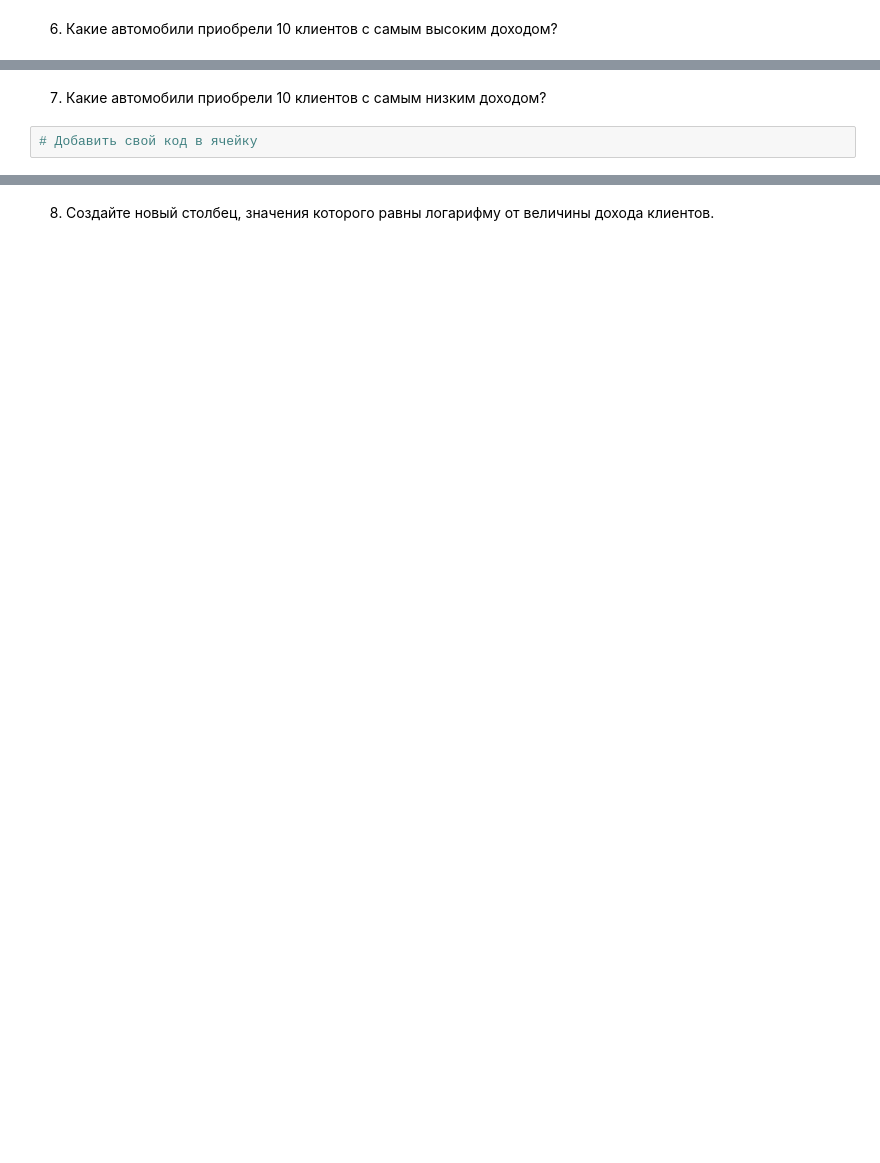
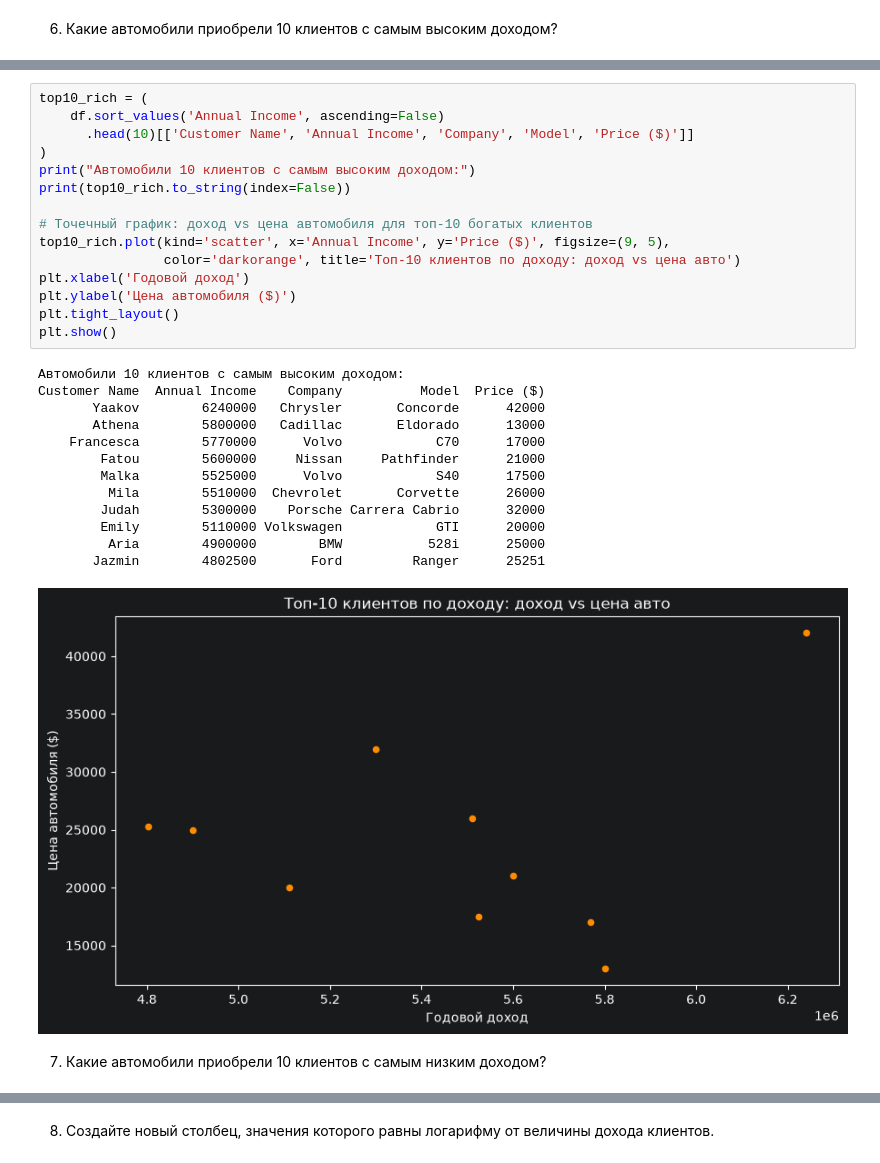
Before and after one commit to ArtyomI69/rps-new-tech, a Jupyter notebook: Practice1/Решение_задач_Инструменты_Python_для_обработки_данных_Pandas.ipynb, the cells around one changed output, grey strips where cells are left out. Cells and saved outputs as stored; diff of their text form; blank space fills up the shorter version.

```diff
--- a/Practice1/Решение_задач_Инструменты_Python_для_обработки_данных_Pandas.ipynb
+++ b/Practice1/Решение_задач_Инструменты_Python_для_обработки_данных_Pandas.ipynb
@@ -29,4 +143,31 @@
+# %%
+top10_rich = (
+    df.sort_values('Annual Income', ascending=False)
+      .head(10)[['Customer Name', 'Annual Income', 'Company', 'Model', 'Price ($)']]
+)
+print("Автомобили 10 клиентов с самым высоким доходом:")
+print(top10_rich.to_string(index=False))
+
+# Точечный график: доход vs цена автомобиля для топ-10 богатых клиентов
+top10_rich.plot(kind='scatter', x='Annual Income', y='Price ($)', figsize=(9, 5),
+                color='darkorange', title='Топ-10 клиентов по доходу: доход vs цена авто')
+plt.xlabel('Годовой доход')
+plt.ylabel('Цена автомобиля ($)')
+plt.tight_layout()
+plt.show()
+# %% [output]
+Автомобили 10 клиентов с самым высоким доходом:
+Customer Name  Annual Income    Company          Model  Price ($)
+       Yaakov        6240000   Chrysler       Concorde      42000
+       Athena        5800000   Cadillac       Eldorado      13000
+    Francesca        5770000      Volvo            C70      17000
+        Fatou        5600000     Nissan     Pathfinder      21000
+        Malka        5525000      Volvo            S40      17500
+         Mila        5510000  Chevrolet       Corvette      26000
+        Judah        5300000    Porsche Carrera Cabrio      32000
+        Emily        5110000 Volkswagen            GTI      20000
+         Aria        4900000        BMW           528i      25000
+       Jazmin        4802500       Ford         Ranger      25251
+[figure, added]
 # %% [markdown]
 7. Какие автомобили приобрели 10 клиентов с самым низким доходом?
-# %%
-# Добавить свой код в ячейку
```
Also changed, not shown: parts of 16 cells of this notebook, 2 other files.
